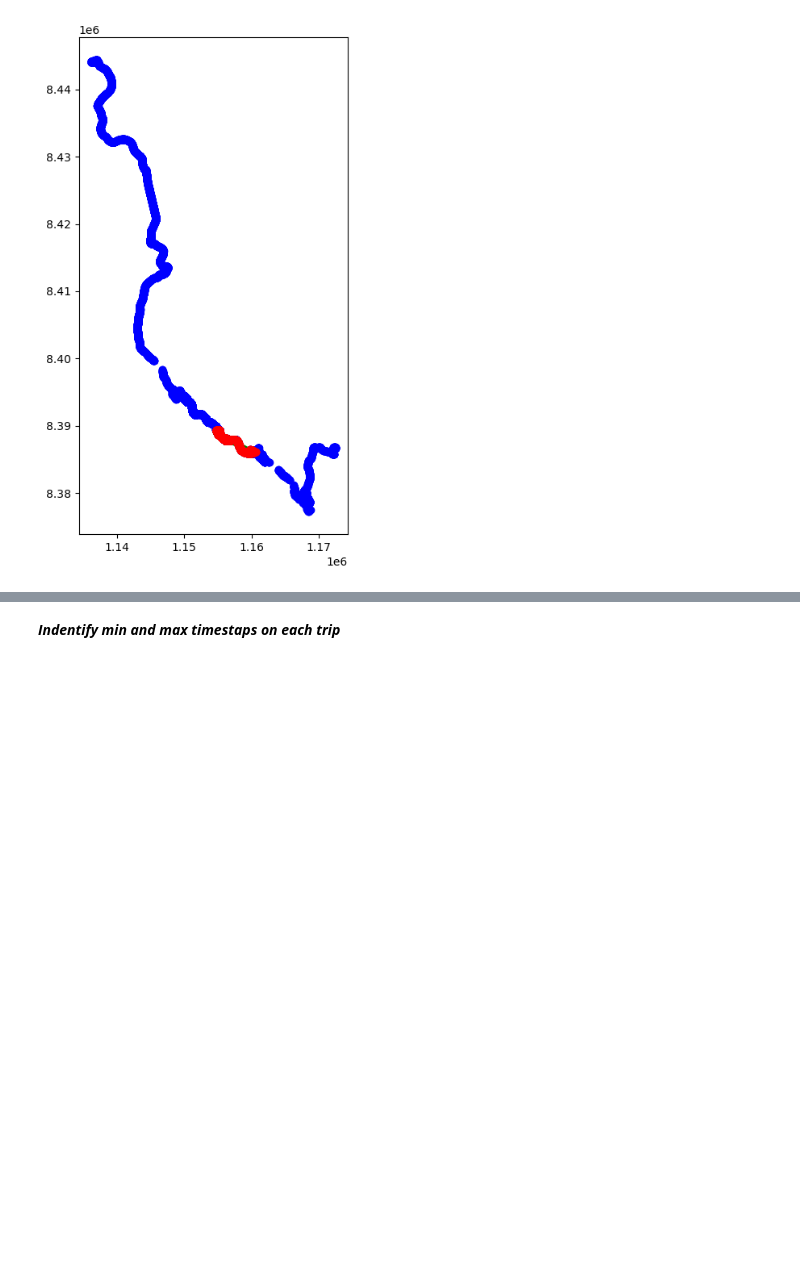
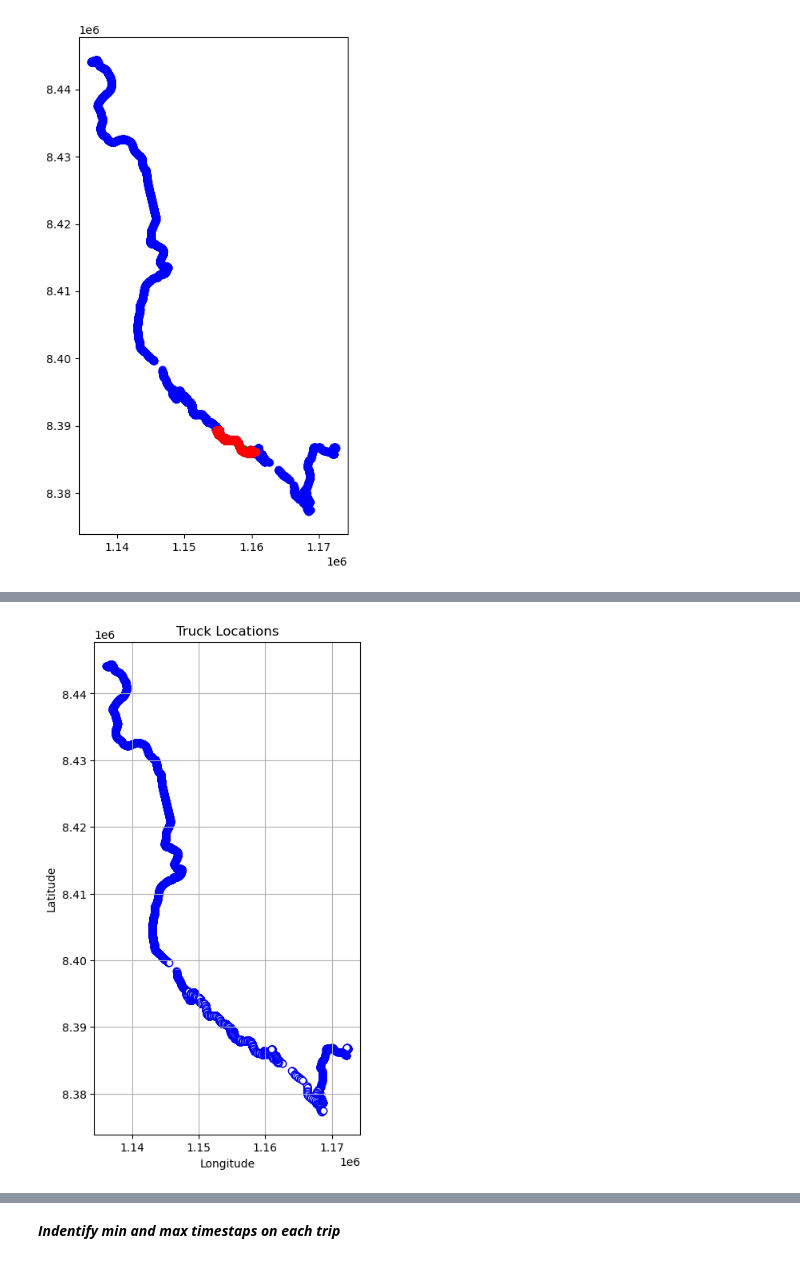
Before and after one commit to meomia/nora-roadai, a Jupyter notebook: Trip patterns.ipynb, the cells around one changed output, grey strips where cells are left out. Cells and saved outputs as stored; diff of their text form; code cells hidden in the pictures; blank space fills up the shorter version.

```diff
--- a/Trip patterns.ipynb
+++ b/Trip patterns.ipynb
@@ -233,0 +252,5 @@ joint_gdt
+# %%
+trucks_equipment = trucks_geo[trucks_geo["MassTypeMaterial"] == "Equipment"]
+trucks_stone = trucks_geo[trucks_geo["MassTypeMaterial"] == "Stone"]
+trucks_soil = trucks_geo[trucks_geo["MassTypeMaterial"] == "Soil"]
+trucks_4 = trucks_geo[trucks_geo["MassTypeMaterial"] == "4"]
@@ -233,0 +268,11 @@ joint_gdt
+# %%
+fig, ax = plt.subplots(figsize=(10, 8))
+trucks_soil.plot(ax=ax, color ="green")
+trucks_stone.plot(ax=ax, color = "white", edgecolor="blue")
+plt.title('Truck Locations')
+plt.xlabel('Longitude')
+plt.ylabel('Latitude')
+plt.grid(True)
+plt.show()
+# %% [output]
+[figure, added]
```
Also changed, not shown: parts of 8 cells of this notebook.
